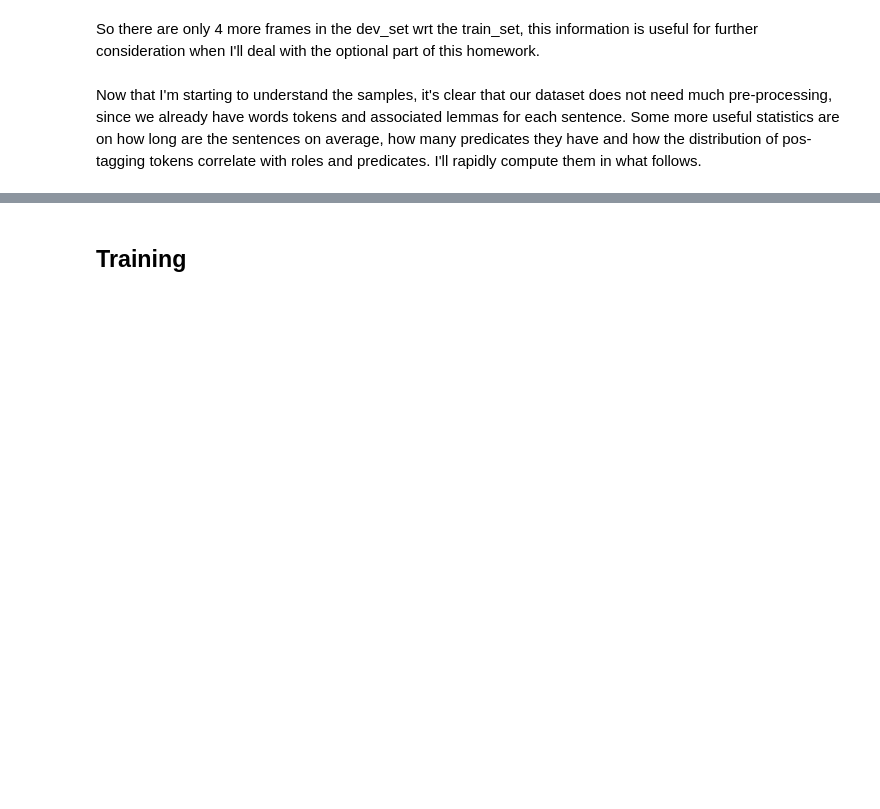
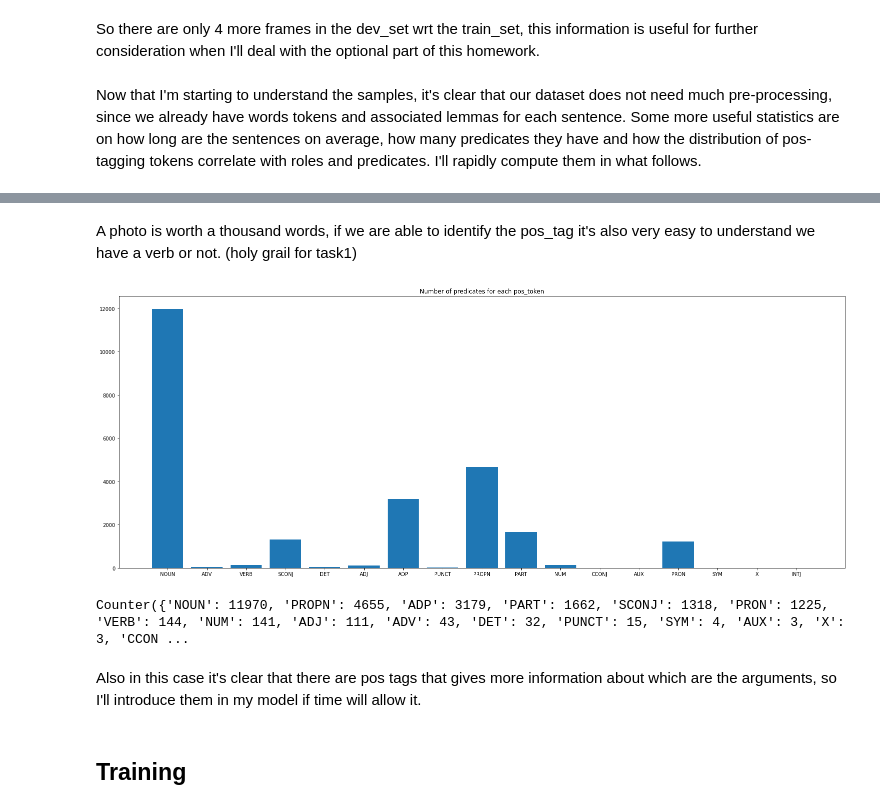
Before and after one commit to DennisRotondi/NLP_hw2, a Jupyter notebook: hw2/stud/nlp_hw2.ipynb, the cells around one changed output, grey strips where cells are left out. Drawn from its saved outputs; the diff is of its cells as text; code cells hidden in the pictures; blank space fills up the shorter version.

```diff
--- a/hw2/stud/nlp_hw2.ipynb
+++ b/hw2/stud/nlp_hw2.ipynb
@@ -125,3 +219,17 @@ plt.show() #it's possible to notice that most of them are between size 7 and 30
+# %% [markdown]
+A photo is worth a thousand words, if we are able to identify the pos_tag it's also very easy to understand we have a verb or not. (holy grail for task1)
+# %%
+plt.figure(figsize=(26,10))
+_ = plt.bar(pos_role_corr.keys(), pos_role_corr.values())
+plt.title("Number of predicates for each pos_token")
+plt.show() #it's possible to notice that most of them are between size 7 and 30
+
+print(pos_role_corr)
+# %% [output]
+[figure, added]
+Counter({'NOUN': 11970, 'PROPN': 4655, 'ADP': 3179, 'PART': 1662, 'SCONJ': 1318, 'PRON': 1225, 'VERB': 144, 'NUM': 141, 'ADJ': 111, 'ADV': 43, 'DET': 32, 'PUNCT': 15, 'SYM': 4, 'AUX': 3, 'X': 3, 'CCON ...
+# %% [markdown]
+Also in this case it's clear that there are pos tags that gives more information about which are the arguments, so I'll introduce them in my model if time will allow it.
 # %% [markdown]
 ## Training
 # %% [markdown]
```
Also changed, not shown: parts of 35 cells of this notebook, 3 other files.
